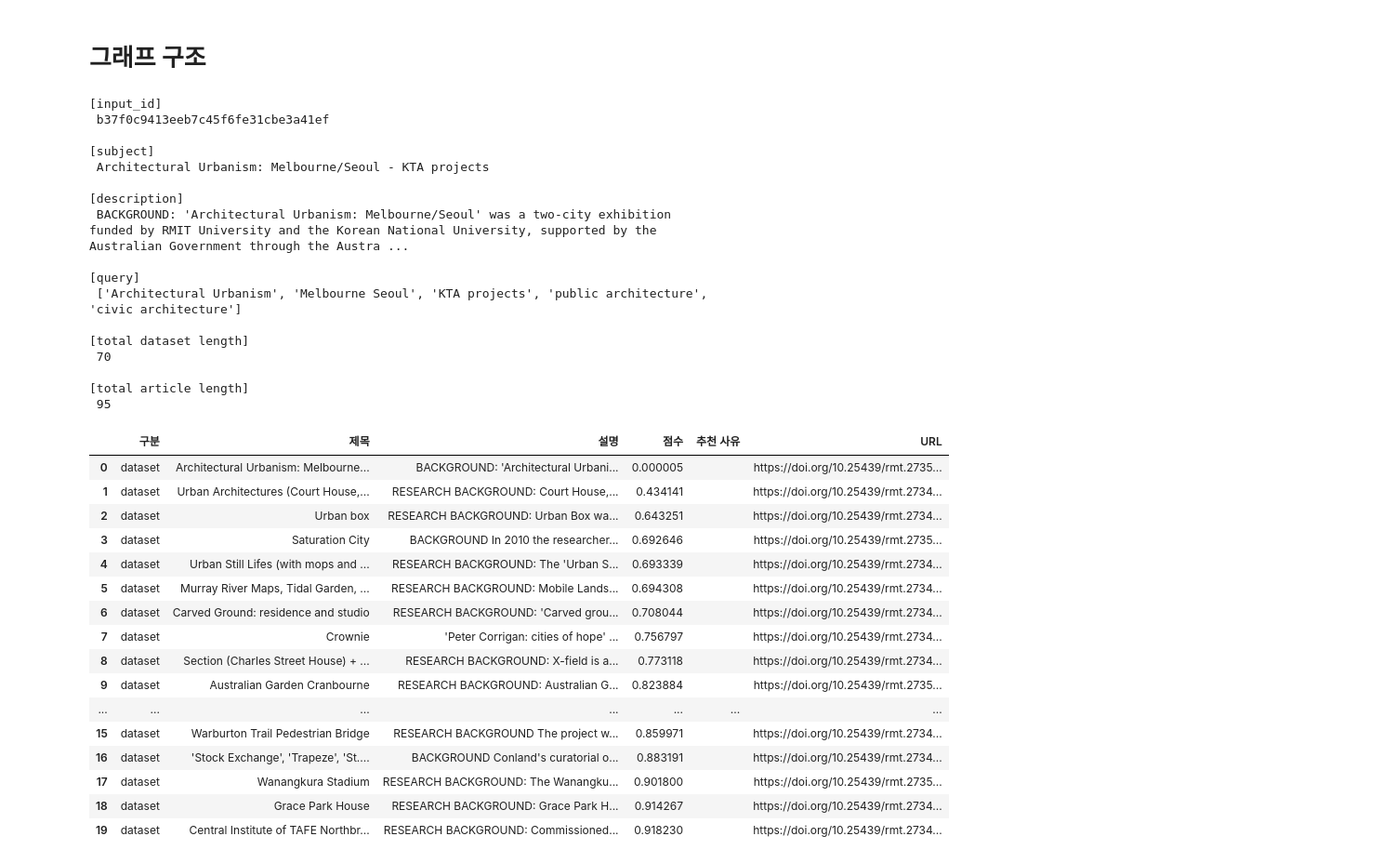
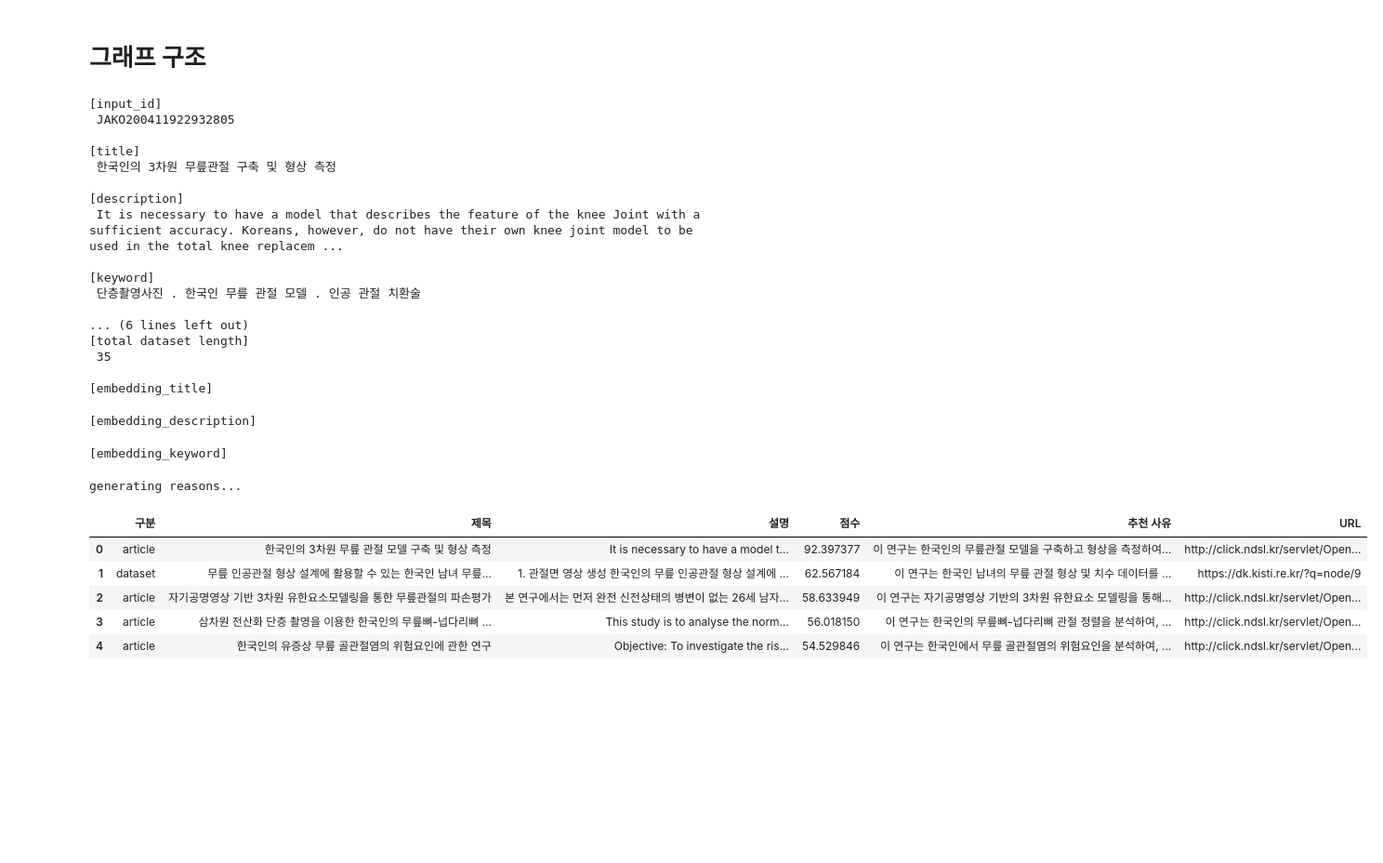
Before and after one commit to semistone97/kisti_recommender, a Jupyter notebook: notebooks/model.ipynb, the cells around one changed output. Shown at 93% size. Cells and saved outputs as stored; diff of their text form; code cells hidden in the pictures; blank space fills up the shorter version.

```diff
--- a/notebooks/model.ipynb
+++ b/notebooks/model.ipynb
@@ -235,7 +238,7 @@ class QueryResult(BaseModel):
 
 # Prompt
 query_template = '''
-주어진 제목과 설명을 바탕으로, 가장 연관성이 높은 논문과 데이터셋을 검색하려 합니다.
+주어진 제목과 설명, 키워드를 바탕으로, 가장 연관성이 높은 논문과 데이터셋을 검색하려 합니다.
 
 가장 의미적으로 관련성이 높은 논문과 데이터셋을 검색할 수 있을 쿼리를 만들어 주세요.
 
@@ -244,8 +247,9 @@ query_template = '''
 2. 검색 방식은 쿼리와 정확히 일치하는 내용이 있는 논문이나 데이터를 반환하는 형식입니다.
 
 [Input]
-연구 주제: {subject}
+연구 주제: {title}
 연구 설명: {description}
+키워드: {keyword}
 
 [Output]
 가장 적절한 3~5개의 쿼리를 JSON으로 출력해주세요.
@@ -258,8 +262,9 @@ def generate_query(state: State):
 
     prompt = query_prompt.invoke(
         {
-            'subject': state['subject'],
+            'title': state['title'],
             'description': state['description'],
+            'keyword': state['keyword'],
         }
     )
 
@@ -312,7 +317,7 @@ def ARTI_search(state: State):
 
     cleaned_df = (
         df[
-            ['CN', 'Title', 'Abstract', 'Pubyear', 'Author', 'ContentURL', 'query']
+            ['CN', 'Title', 'Abstract', 'Pubyear', 'Keyword', 'Author', 'ContentURL', 'query']
         ]
         .rename(
             columns={
@@ -320,6 +325,7 @@ def ARTI_search(state: State):
                 'Title': 'title',
                 'Abstract': 'description',
                 'Pubyear': 'pubyear',
+                'Keyword': 'keyword',
                 'Author': 'author',
                 'ContentURL': 'URL'
             }
@@ -368,7 +374,7 @@ def DATA_search(state: State):
 
     cleaned_df = (
         df[
-            ['svc_id', 'dataset_title_etc_main', 'dataset_expl_etc_main','dataset_pub_dt_pc', 'dataset_creator_etc_main', 'dataset_lndgpg', 'query']
+            ['svc_id', 'dataset_title_etc_main', 'dataset_expl_etc_main','dataset_pub_dt_pc', 'dataset_kywd_etc_main', 'dataset_creator_etc_main', 'dataset_lndgpg', 'query']
         ]
         .rename(
             columns={
@@ -376,6 +382,7 @@ def DATA_search(state: State):
                 'dataset_title_etc_main': 'title',
                 'dataset_expl_etc_main': 'description',
                 'dataset_pub_dt_pc': 'pubyear',
+                'dataset_kywd_etc_main': 'keyword',
                 'dataset_creator_etc_main': 'author',
                 'dataset_lndgpg': 'URL',
             }
@@ -594,7 +623,7 @@ from langgraph.graph import START, END, StateGraph
 def build_graph():
     builder = StateGraph(State)
 
-    builder.add_sequence([generate_query, DATA_search, ARTI_search, select_relevance_embedding, summarize_results])
+    builder.add_sequence([generate_query, ARTI_search, DATA_search, evaluate_relevance, generate_reason, summarize_results])
     builder.add_node('DATA_browse', DATA_browse)
     builder.add_node('ARTI_browse', ARTI_browse)
 
@@ -616,52 +645,44 @@ def build_graph():
 
 graph = build_graph()
 # %%
-# input_id = 'JAKO200411922932805'
-# input_category = 'article'
+input_id = 'JAKO200411922932805'
+input_category = 'article'
 
-input_id = 'b37f0c9413eeb7c45f6fe31cbe3a41ef'
-input_category = 'dataset'
+# input_id = 'b37f0c9413eeb7c45f6fe31cbe3a41ef'
+# input_category = 'dataset'
 
 print('[input_id]\n', input_id)
 
 res = graph.invoke({
     'input_id': input_id,
     'input_category': input_category,
 })
 
 display(res['result_df'])
 # %% [output]
 [input_id]
- b37f0c9413eeb7c45f6fe31cbe3a41ef
+ JAKO200411922932805
 
-[subject]
- Architectural Urbanism: Melbourne/Seoul - KTA projects
+[title]
+ 한국인의 3차원 무릎관절 구축 및 형상 측정
 
 [description]
- BACKGROUND: 'Architectural Urbanism: Melbourne/Seoul' was a two-city exhibition funded by RMIT University and the Korean National University, supported by the Australian Government through the Austra ...
+ It is necessary to have a model that describes the feature of the knee Joint with a sufficient accuracy. Koreans, however, do not have their own knee joint model to be used in the total knee replacem ...
 
-[query]
- ['Architectural Urbanism', 'Melbourne Seoul', 'KTA projects', 'public architecture', 'civic architecture']
+[keyword]
+ 단층촬영사진 . 한국인 무릎 관절 모델 . 인공 관절 치환술
 
+... (6 lines left out)
 [total dataset length]
- 70
+ 35
 
-[total article length]
- 95
+[embedding_title]
+[embedding_description]
+[embedding_keyword]
+generating reasons...
 |  | 구분 | 제목 | 설명 | 점수 | 추천 사유 | URL |
-| 0 | dataset | Architectural Urbanism: Melbourne... | BACKGROUND: 'Architectural Urbani... | 0.000005 |  | https://doi.org/10.25439/rmt.2735... |
-| 1 | dataset | Urban Architectures (Court House,... | RESEARCH BACKGROUND: Court House,... | 0.434141 |  | https://doi.org/10.25439/rmt.2734... |
-| 2 | dataset | Urban box | RESEARCH BACKGROUND: Urban Box wa... | 0.643251 |  | https://doi.org/10.25439/rmt.2734... |
-| 3 | dataset | Saturation City | BACKGROUND In 2010 the researcher... | 0.692646 |  | https://doi.org/10.25439/rmt.2735... |
-| 4 | dataset | Urban Still Lifes (with mops and ... | RESEARCH BACKGROUND: The 'Urban S... | 0.693339 |  | https://doi.org/10.25439/rmt.2734... |
-| 5 | dataset | Murray River Maps, Tidal Garden, ... | RESEARCH BACKGROUND: Mobile Lands... | 0.694308 |  | https://doi.org/10.25439/rmt.2734... |
-| 6 | dataset | Carved Ground: residence and studio | RESEARCH BACKGROUND: 'Carved grou... | 0.708044 |  | https://doi.org/10.25439/rmt.2734... |
-| 7 | dataset | Crownie | 'Peter Corrigan: cities of hope' ... | 0.756797 |  | https://doi.org/10.25439/rmt.2734... |
-| 8 | dataset | Section (Charles Street House) + ... | RESEARCH BACKGROUND: X-field is a... | 0.773118 |  | https://doi.org/10.25439/rmt.2734... |
-| 9 | dataset | Australian Garden Cranbourne | RESEARCH BACKGROUND: Australian G... | 0.823884 |  | https://doi.org/10.25439/rmt.2735... |
-| ... | ... | ... | ... | ... | ... | ... |
-| 15 | dataset | Warburton Trail Pedestrian Bridge | RESEARCH BACKGROUND The project w... | 0.859971 |  | https://doi.org/10.25439/rmt.2734... |
-| 16 | dataset | 'Stock Exchange', 'Trapeze', 'St.... | BACKGROUND Conland's curatorial o... | 0.883191 |  | https://doi.org/10.25439/rmt.2734... |
-| 17 | dataset | Wanangkura Stadium | RESEARCH BACKGROUND: The Wanangku... | 0.901800 |  | https://doi.org/10.25439/rmt.2735... |
-| 18 | dataset | Grace Park House | RESEARCH BACKGROUND: Grace Park H... | 0.914267 |  | https://doi.org/10.25439/rmt.2734... |
-| 19 | dataset | Central Institute of TAFE Northbr... | RESEARCH BACKGROUND: Commissioned... | 0.918230 |  | https://doi.org/10.25439/rmt.2734... |
+| 0 | article | 한국인의 3차원 무릎 관절 모델 구축 및 형상 측정 | It is necessary to have a model t... | 92.397377 | 이 연구는 한국인의 무릎관절 모델을 구축하고 형상을 측정하여... | http://click.ndsl.kr/servlet/Open... |
+| 1 | dataset | 무릎 인공관절 형상 설계에 활용할 수 있는 한국인 남녀 무릎... | 1. 관절면 영상 생성 한국인의 무릎 인공관절 형상 설계에 ... | 62.567184 | 이 연구는 한국인 남녀의 무릎 관절 형상 및 치수 데이터를 ... | https://dk.kisti.re.kr/?q=node/9 |
+| 2 | article | 자기공명영상 기반 3차원 유한요소모델링을 통한 무릎관절의 파손평가 | 본 연구에서는 먼저 완전 신전상태의 병변이 없는 26세 남자... | 58.633949 | 이 연구는 자기공명영상 기반의 3차원 유한요소 모델링을 통해... | http://click.ndsl.kr/servlet/Open... |
+| 3 | article | 삼차원 전산화 단층 촬영을 이용한 한국인의 무릎뼈-넙다리뼈 ... | This study is to analyse the norm... | 56.018150 | 이 연구는 한국인의 무릎뼈-넙다리뼈 관절 정렬을 분석하여, ... | http://click.ndsl.kr/servlet/Open... |
+| 4 | article | 한국인의 유증상 무릎 골관절염의 위험요인에 관한 연구 | Objective: To investigate the ris... | 54.529846 | 이 연구는 한국인에서 무릎 골관절염의 위험요인을 분석하여, ... | http://click.ndsl.kr/servlet/Open... |
```
Also changed, not shown: parts of 8 cells of this notebook, 3 other files.
